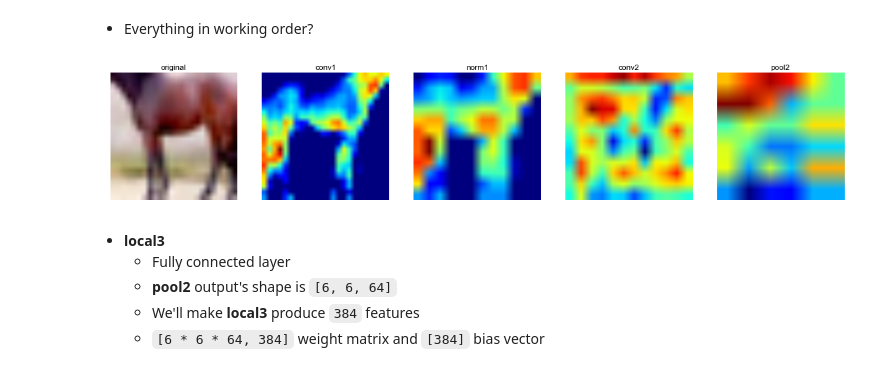
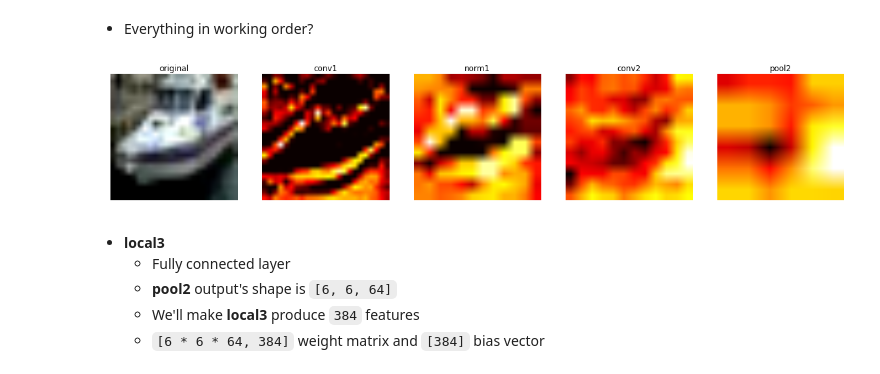
Before and after one commit to keveman/tensorflow-tutorial, a Jupyter notebook: CIFAR10 Tutorial.ipynb, the cells around one changed output. Saved outputs shown, nothing was run; the diff lists cells and outputs as text; code cells hidden in the pictures.

```diff
--- a/CIFAR10 Tutorial.ipynb
+++ b/CIFAR10 Tutorial.ipynb
@@ -73,7 +73,7 @@ def get_mini_batch(bytes, batch_size):
 # %% [markdown]
 * Let's look at the images
 # %%
-images, labels =  get_mini_batch(data_as_tensor(0, 10), 10)
+images, labels =  get_mini_batch(data_as_tensor(random.randint(5), 10), 10)
 fig = figure(figsize = (7, 3.5))
 for i in range(10):
   image, label = images[i], labels[i]
@@ -186,21 +186,21 @@ def pool2(input):
 # %% [markdown]
 * Everything in working order?
 # %%
-im, _ = get_mini_batch(data_as_tensor(2, 1, 433), 1)
+im, _ = get_mini_batch(data_as_tensor(2, 1, random.randint(1000)), 1)
 im = distort(im[0])
 figsize(20, 5)
+hot()
 subplot(1, 5, 1)
 myshow(im.eval(), 'original')
-
 im = tf.expand_dims(im, 0)
 tf.initialize_all_variables().run()
 
 x = conv1(im).eval(); subplot(1, 5, 2); myshow(x[0, :, :, 0], 'conv1')
 x = norm1(pool1(x)).eval(); subplot(1, 5, 3); myshow(x[0, :, :, 0], 'norm1')
 x = conv2(x).eval(); subplot(1, 5, 4); myshow(x[0, :, :, 0], 'conv2')
 x = pool2(norm2(x)).eval(); subplot(1, 5, 5); myshow(x[0, :, :, 0], 'pool2')
 # %% [output]
-[figure, old version]
+[figure, new version]
 # %% [markdown]
 * **local3**
   - Fully connected layer
```
Also changed, not shown: parts of 10 cells of this notebook.
